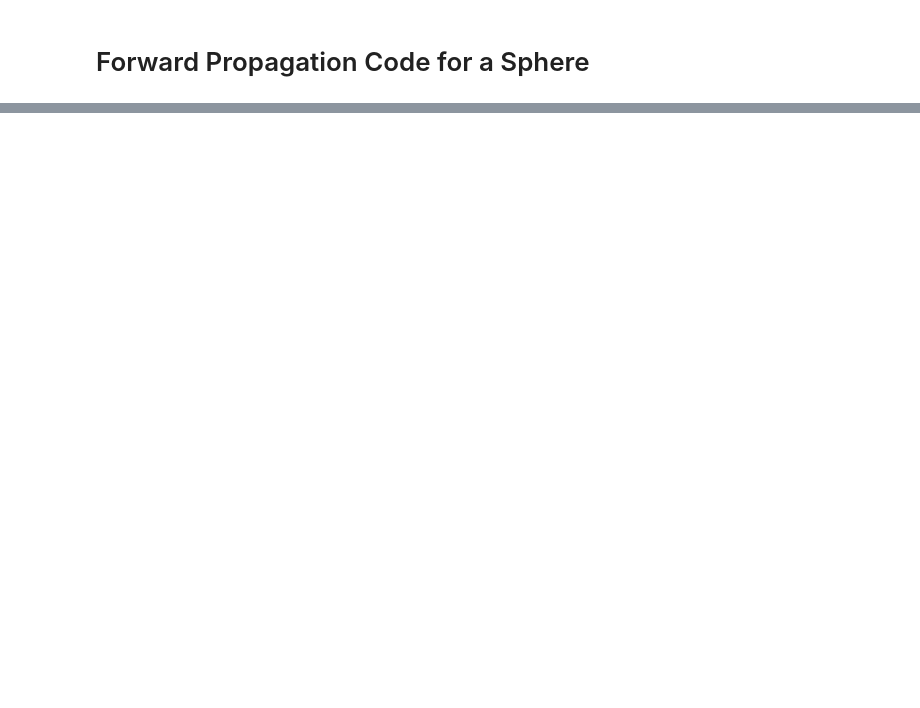
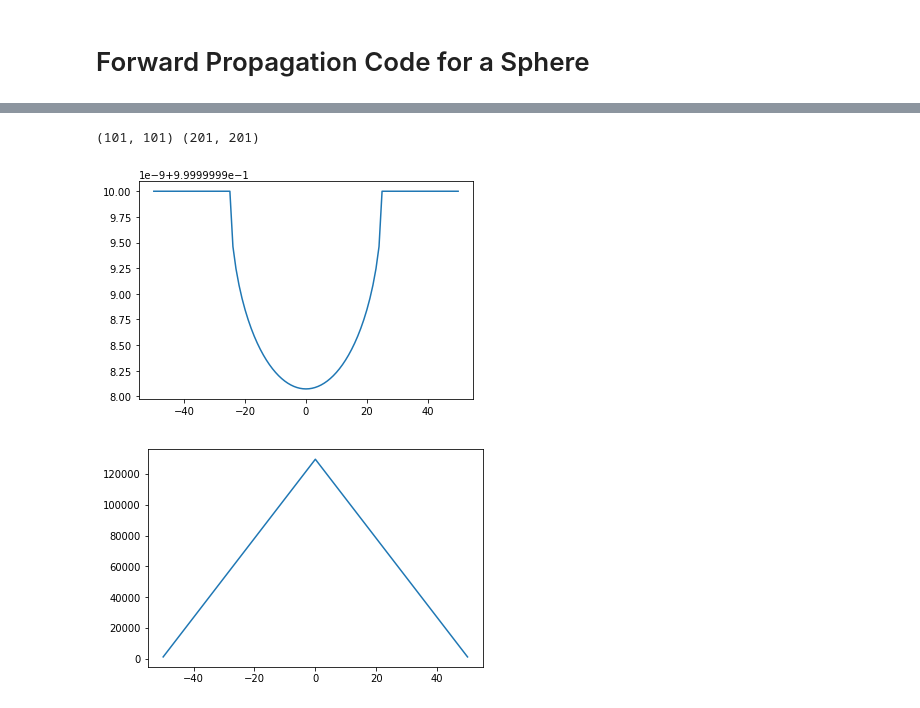
Before and after one commit to MSenani/X-Ray-Image-Reconstruction, a Jupyter notebook: Sphere_Reconstruction.ipynb, the cells around one changed output, grey strips where cells are left out. Drawn from its saved outputs; the diff is of its cells as text; code cells hidden in the pictures; blank space fills up the shorter version.

```diff
--- a/Sphere_Reconstruction.ipynb
+++ b/Sphere_Reconstruction.ipynb
@@ -72,0 +100,71 @@ def SphericalAttenuation_pw(r, nbins_x, nbins_y):
+# %%
+## Define some constants
+h        = 6.626e-34       # J.s: Planck's constant
+c        = 2.99792458e8    # m/s: Speed of light
+
+## Some APS-specific x-ray constants
+E0       = 9.61306e-16                           # J: incident x-ray energy (= 6keV)
+delta    = 1.2743e-5                             # δ for Carbon
+beta     = 3.8559e-8                             # β for Carbon
+k        = ( (2*np.pi*E0)/(h*c) ) * (1 - delta)  # Wave vector: Carbon
+kappa    = ( (2*np.pi*E0)/(h*c) ) * beta         # Extinction coefficient: Carbon
+K        = k + (1j * kappa)                      # Complex refractive index: Carbon
+
+## Geometry & discretization parameters
+radius   = 25e-3           # m: sphere radius
+d        = 250e-3          # m: camera distance from edge of sphere
+Lx       = 100e-3          # m: image field x-length
+Ly       = 100e-3          # m: image field y-length
+nbins_x  = 100             # Number of x bins
+nbins_y  = 100             # Number of y bins
+dx       = Lx/nbins_x      # Spacing between x grid-points
+dy       = Ly/nbins_y      # Spacing between y grid-points
+
+
+## Initialize the attenuated wave as a uniform plane wave in the z direction
+# attenuated_wave = np.full((nbins_x+1,nbins_y+1), np.exp(1j * k * radius), dtype = np.complex128)
+attenuated_wave = np.full((nbins_x+1,nbins_y+1), np.exp(1j * (1-delta) * radius), dtype = np.complex128)
+
+## Multiply the wave in each grid-point by the appropriate attenuation factor
+for i in range(nbins_x + 1):
+    x = (i - nbins_x/2) * dx       # maps index i to coordinate x
+    for j in range(nbins_y + 1):
+        y = (j - nbins_y/2) * dy       # maps index j to coordinate y
+        t = SphericalThickness(radius,x,y)    # sphere thickness at entry point (x,y)
+#         attenuated_wave[i,j] *= np.exp(-kappa*t)  # multiply plane wave in each bin by attenuation factor
+        attenuated_wave[i,j] *= np.exp(-beta*t)
+
+x = np.array([(i - nbins_x/2)*dx for i in range(nbins_x + 1)])
+y = np.array([(j - nbins_y/2)*dy for j in range(nbins_y + 1)])
+
+dim = attenuated_wave.shape
+
+wave2 = np.zeros((dim[0],dim[1]), dtype = np.complex128)
+for i in range(dim[0]):
+    x = (i - nbins_x/2) * dx       # maps index i to coordinate x
+    for j in range(dim[1]):
+        y = (j - nbins_y/2) * dy       # maps index j to coordinate y
+        wave2[i][j] += np.exp(-1j * (1-delta) * (x**2 + y**2) / (2*d))
+
+
+
+
+
+# l = k/(2*np.pi)
+# propagated_wave = (-1j*np.exp(1j*k*d)/(l*d)) * signal.convolve2d(attenuated_wave, wave2)
+l = (1-delta)/(2*np.pi)
+propagated_wave = (-1j*np.exp(1j*(1-delta)*d)/(l*d)) * signal.convolve2d(attenuated_wave, wave2)
+
+print(attenuated_wave.shape, propagated_wave.shape)
+
+x = np.linspace(-nbins_x/2, nbins_x/2, dim[0])
+plt.plot(x, np.abs(attenuated_wave[:,int(nbins_x/2)]))
+plt.show()
+
+x = np.linspace(-nbins_x/2, nbins_x/2, dim[0]*2-1)
+plt.plot(x, np.abs(propagated_wave[:,int(nbins_x/2)]))
+plt.show()
+# %% [output]
+(101, 101) (201, 201)
+[figure, added]
+[figure, added]
```
Also changed, not shown: parts of 5 cells of this notebook, 1 other file.
